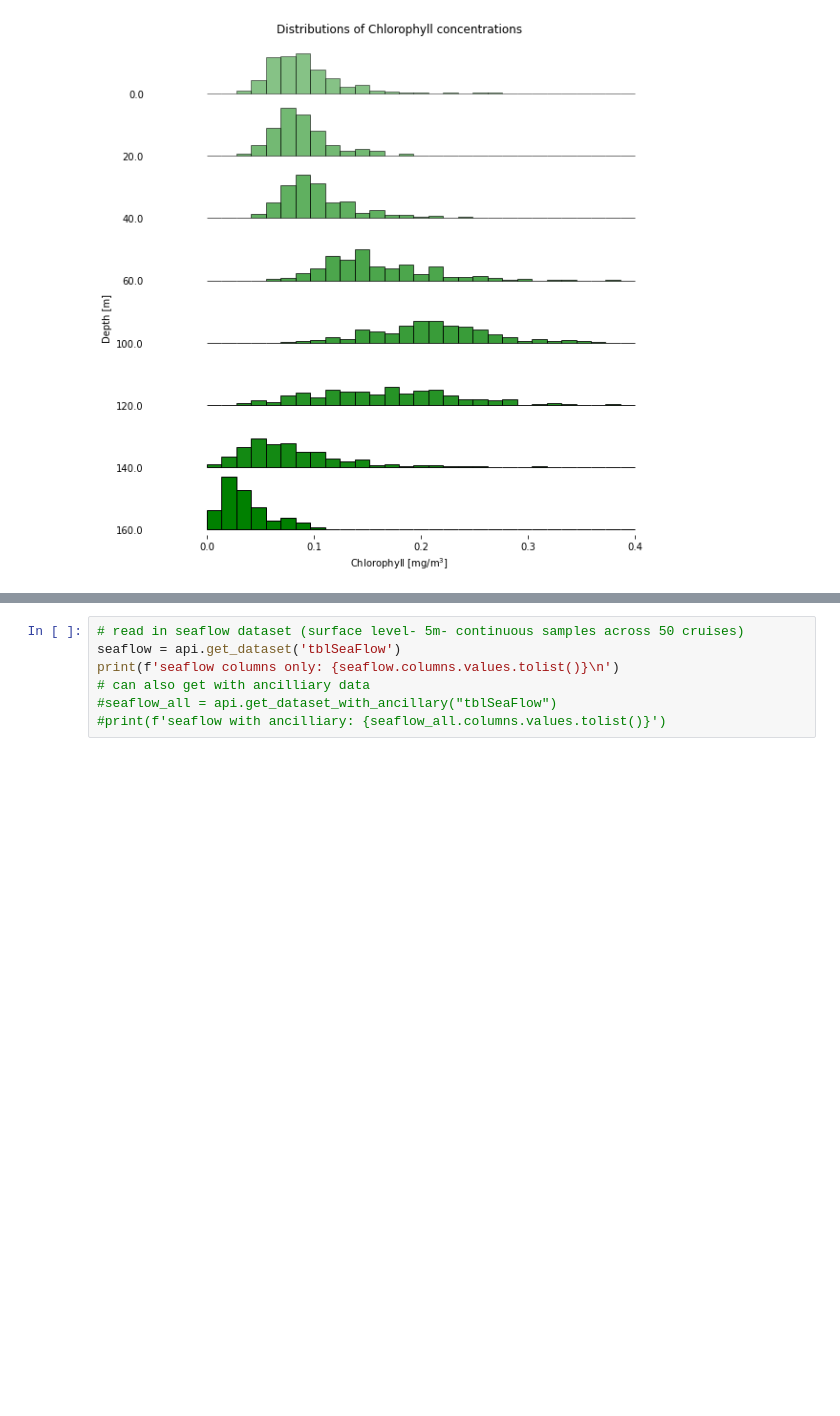
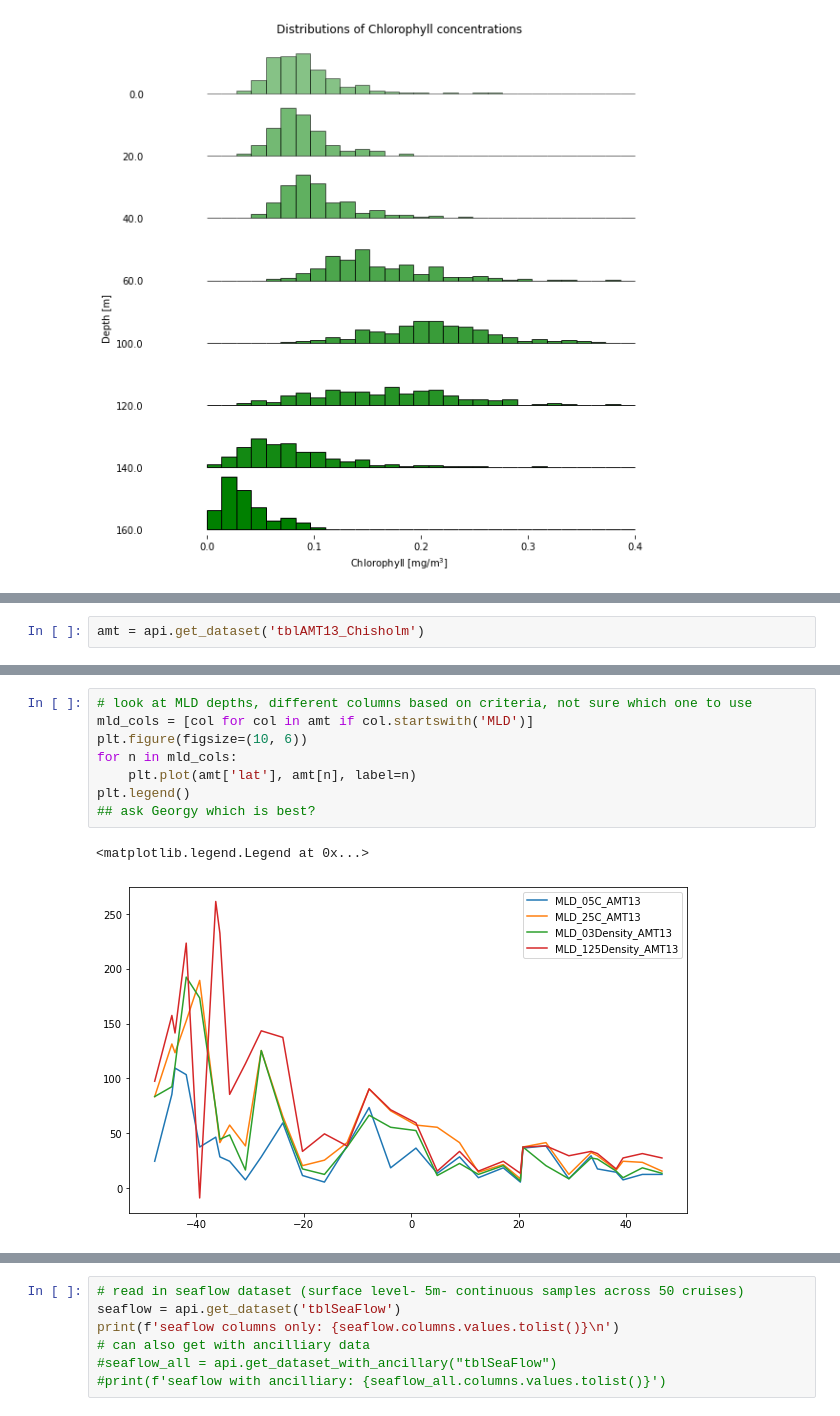
Before and after one commit to gmanuch/DataScienceOceanography, a Jupyter notebook: Tutorials/BO/phyto_tutorial.ipynb, the cells around one changed output, grey strips where cells are left out. Cells and saved outputs as stored; diff of their text form; blank space fills up the shorter version.

```diff
--- a/Tutorials/BO/phyto_tutorial.ipynb
+++ b/Tutorials/BO/phyto_tutorial.ipynb
@@ -175,0 +227,2 @@ plt.show()
+# %%
+amt = api.get_dataset('tblAMT13_Chisholm')
@@ -175,0 +254,11 @@ plt.show()
+# %%
+# look at MLD depths, different columns based on criteria, not sure which one to use
+mld_cols = [col for col in amt if col.startswith('MLD')]
+plt.figure(figsize=(10, 6))
+for n in mld_cols:
+    plt.plot(amt['lat'], amt[n], label=n)
+plt.legend()
+## ask Georgy which is best?
+# %% [output]
+<matplotlib.legend.Legend at 0x...>
+[figure, added]
```
Also changed, not shown: parts of 19 cells of this notebook, 3 other files.
